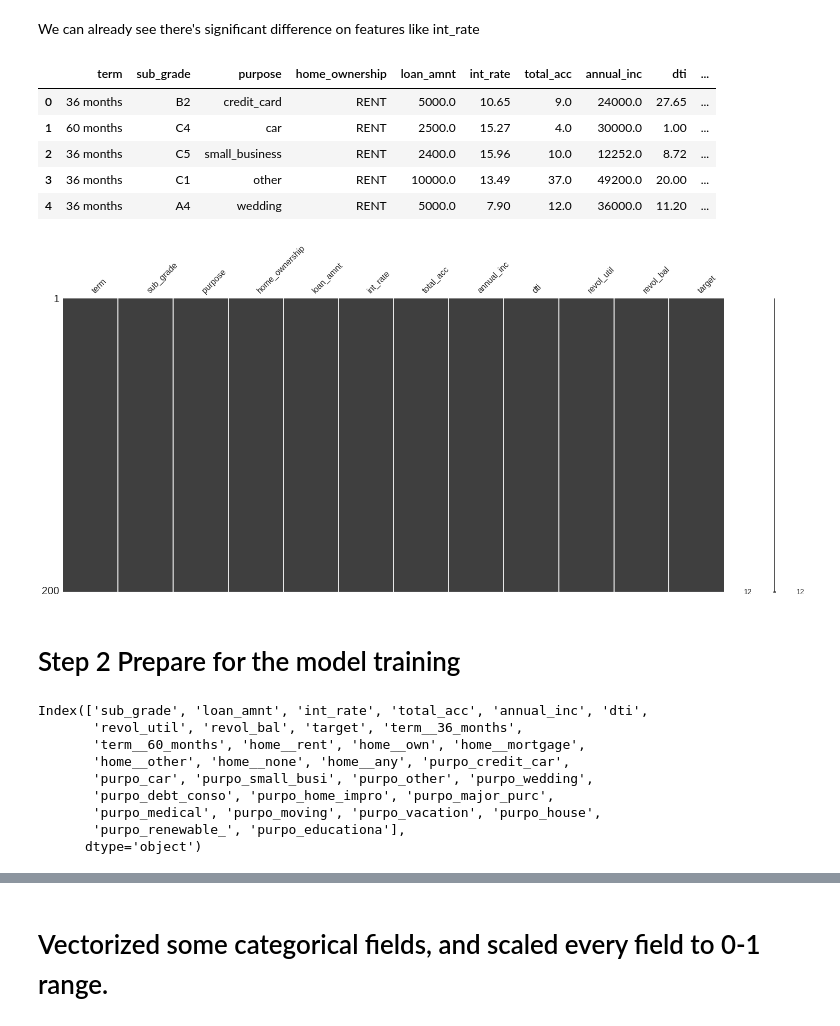
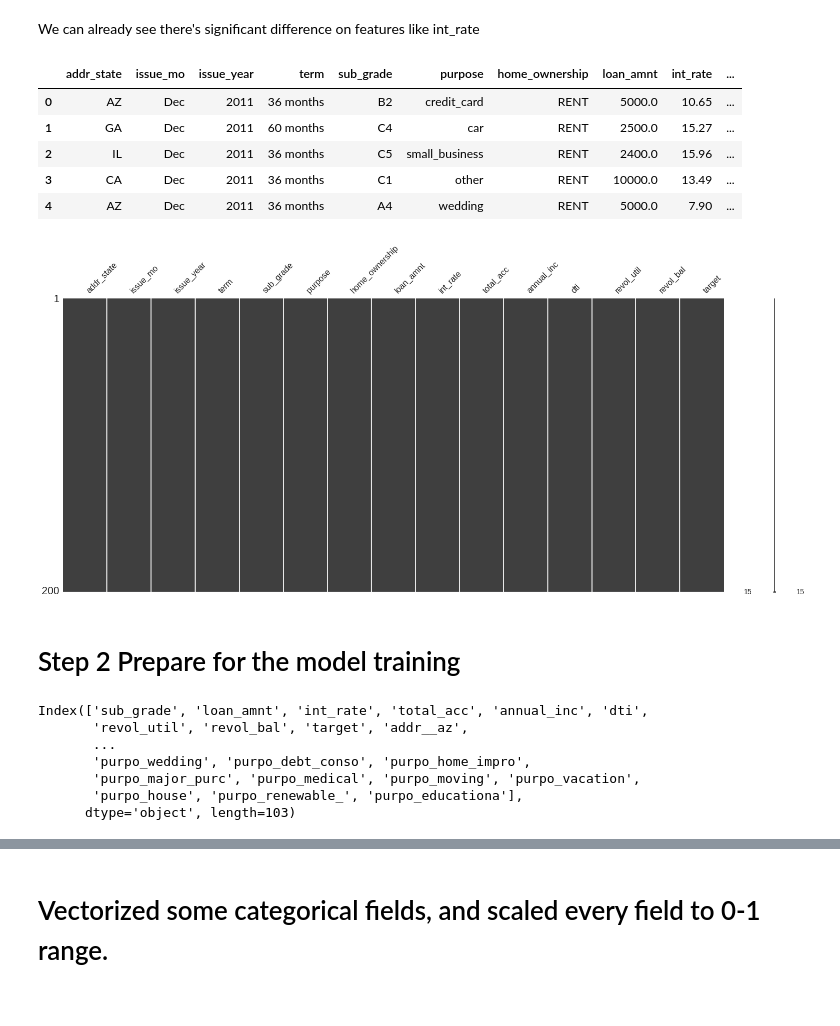
Before and after one commit to RenNY123/Loan, a Jupyter notebook: Loan.ipynb, the cells around one changed output, grey strips where cells are left out. Drawn from its saved outputs; the diff is of its cells as text; code cells hidden in the pictures.

```diff
--- a/Loan.ipynb
+++ b/Loan.ipynb
@@ -339,25 +339,25 @@ for i in cn2:
 # %% [markdown]
 We can already see there's significant difference on features like int_rate
 # %%
-col_use=['term', 'sub_grade', 'purpose', 'home_ownership','loan_amnt', 'int_rate', 'total_acc', 'annual_inc', 'dti', 'revol_util', 'revol_bal','target'
+col_use=['addr_state', 'issue_mo','issue_year', 'term', 'sub_grade', 'purpose', 'home_ownership','loan_amnt', 'int_rate', 'total_acc', 'annual_inc', 'dti', 'revol_util', 'revol_bal','target'
 ]
 # %%
-df=pd.read_csv('df.csv',sep=';')
-dff=df
+#df=pd.read_csv('df.csv',sep=';')
+#dff=df
 df=df[col_use]
 df.head()
 # %% [output]
-|  | term | sub_grade | purpose | home_ownership | loan_amnt | int_rate | total_acc | annual_inc | dti | ... |
-| 0 | 36 months | B2 | credit_card | RENT | 5000.0 | 10.65 | 9.0 | 24000.0 | 27.65 | ... |
-| 1 | 60 months | C4 | car | RENT | 2500.0 | 15.27 | 4.0 | 30000.0 | 1.00 | ... |
-| 2 | 36 months | C5 | small_business | RENT | 2400.0 | 15.96 | 10.0 | 12252.0 | 8.72 | ... |
-| 3 | 36 months | C1 | other | RENT | 10000.0 | 13.49 | 37.0 | 49200.0 | 20.00 | ... |
-| 4 | 36 months | A4 | wedding | RENT | 5000.0 | 7.90 | 12.0 | 36000.0 | 11.20 | ... |
+|  | addr_state | issue_mo | issue_year | term | sub_grade | purpose | home_ownership | loan_amnt | int_rate | ... |
+| 0 | AZ | Dec | 2011 | 36 months | B2 | credit_card | RENT | 5000.0 | 10.65 | ... |
+| 1 | GA | Dec | 2011 | 60 months | C4 | car | RENT | 2500.0 | 15.27 | ... |
+| 2 | IL | Dec | 2011 | 36 months | C5 | small_business | RENT | 2400.0 | 15.96 | ... |
+| 3 | CA | Dec | 2011 | 36 months | C1 | other | RENT | 10000.0 | 13.49 | ... |
+| 4 | AZ | Dec | 2011 | 36 months | A4 | wedding | RENT | 5000.0 | 7.90 | ... |
 # %%
 import missingno as msno
 msno.matrix(df.sample(200))
 # %% [output]
-[figure, old version]
+[figure, new version]
 # %% [markdown]
 # Step 2  Prepare for the model training
 # %%
@@ -393,18 +396,16 @@ df=convert_to_binary(df,'term')
 df=convert_to_binary(df,'home_ownership')
 df=convert_to_binary(df,'purpose')
 # %%
-df=df.drop(['term','purpose','home_ownership'], axis=1)
+df=df.drop(['addr_state','issue_mo','issue_year','term','purpose','home_ownership'], axis=1)
 df.columns
 # %% [output]
 Index(['sub_grade', 'loan_amnt', 'int_rate', 'total_acc', 'annual_inc', 'dti',
-       'revol_util', 'revol_bal', 'target', 'term__36_months',
-       'term__60_months', 'home__rent', 'home__own', 'home__mortgage',
-       'home__other', 'home__none', 'home__any', 'purpo_credit_car',
-       'purpo_car', 'purpo_small_busi', 'purpo_other', 'purpo_wedding',
-       'purpo_debt_conso', 'purpo_home_impro', 'purpo_major_purc',
-       'purpo_medical', 'purpo_moving', 'purpo_vacation', 'purpo_house',
-       'purpo_renewable_', 'purpo_educationa'],
-      dtype='object')
+       'revol_util', 'revol_bal', 'target', 'addr__az',
+       ...
+       'purpo_wedding', 'purpo_debt_conso', 'purpo_home_impro',
+       'purpo_major_purc', 'purpo_medical', 'purpo_moving', 'purpo_vacation',
+       'purpo_house', 'purpo_renewable_', 'purpo_educationa'],
+      dtype='object', length=103)
 # %%
 df.head(5)
 # %% [output]
```
Also changed, not shown: parts of 13 cells of this notebook.
